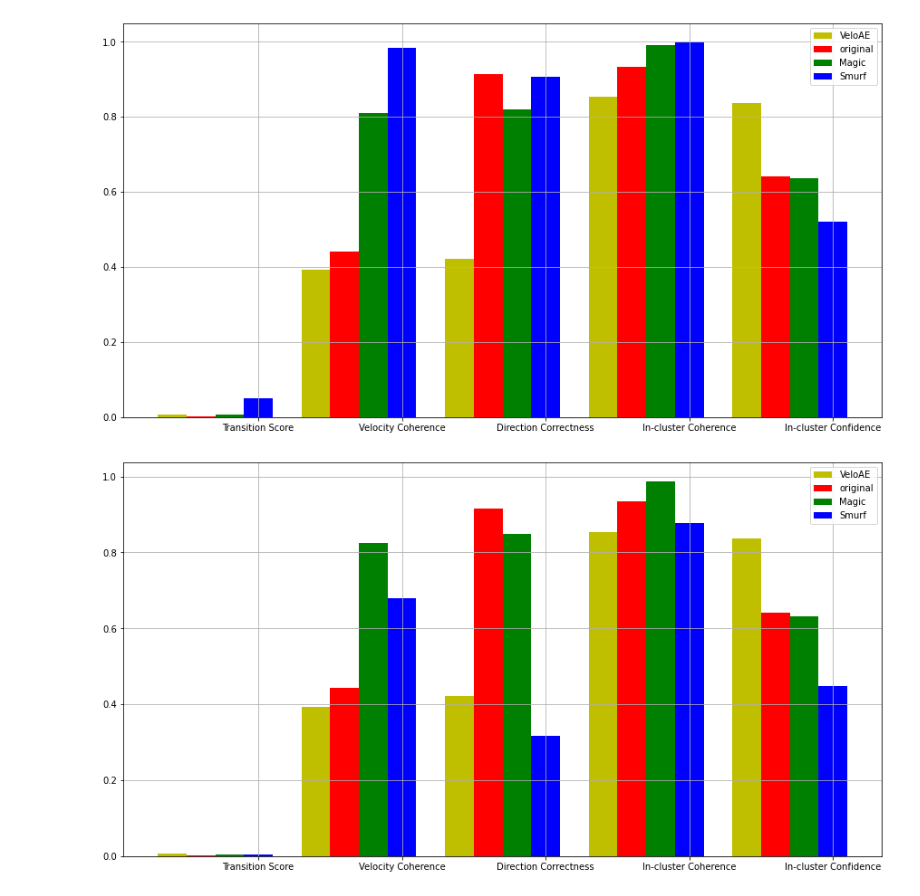
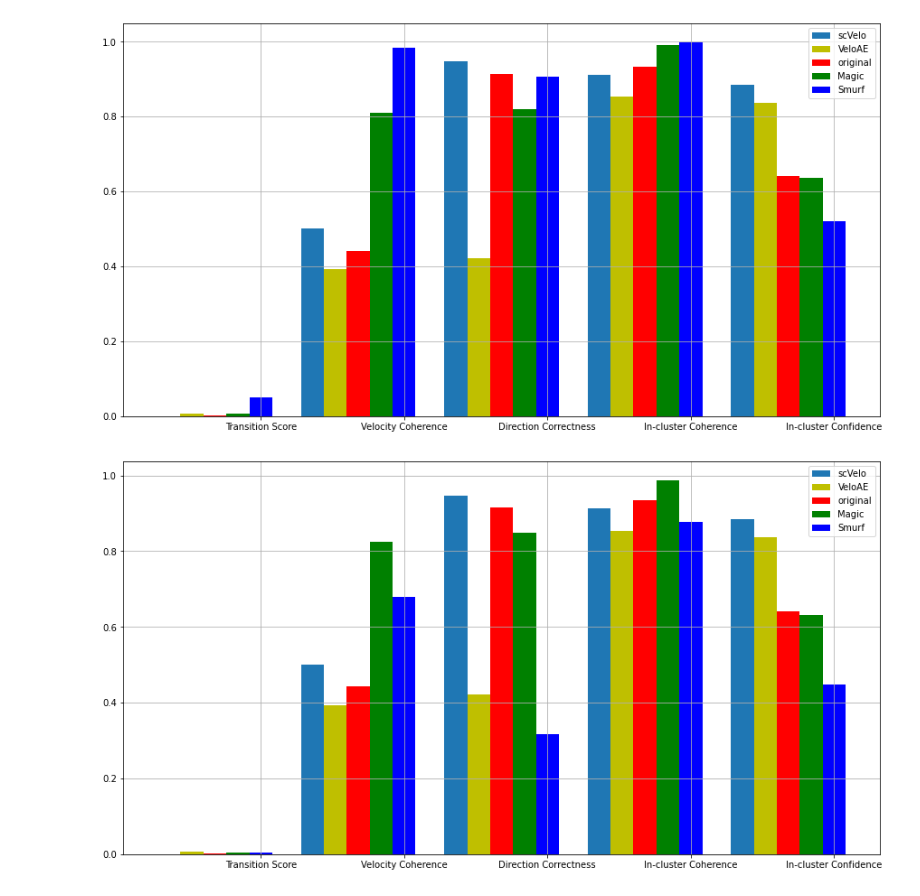
Before and after one commit to Xue-Ya/Dynamo-Tutorial, a Jupyter notebook: Imputation/draw.ipynb, the cells around one changed output. Saved outputs shown, nothing was run; the diff lists cells and outputs as text; code cells hidden in the pictures.

Commit message:
8.3 scVelo finished

```diff
--- a/Imputation/draw.ipynb
+++ b/Imputation/draw.ipynb
@@ -7,6 +7,7 @@ name_list = ['Transition Score','Velocity Coherence','Direction Correctness','In
 
 num_list_VeloAE = [0.006302,0.393450,0.422727, 0.854273, 0.836136]
 num_list_Original = [0.000764, 0.442002, 0.914171, 0.933877, 0.642019]
+num_list_scVelo = [0,0.501184,0.946562,0.912494,0.884783]
 
 sp_list_Smurf = [0.051074,0.984287,0.905779,0.999172,0.519506]
 #第一个,第三个是负数
@@ -24,12 +25,17 @@ velo_list_Magic = [0.001147, 0.312041, 0.667056, 0.985342, 0.640385]
 # %%
 x =list(range(len(name_list)))
 
-total_width, n = 0.8, 4
+total_width, n = 0.8, 5
 
 width = total_width / n
 
 fig = plt.figure(figsize = (15,8))
 plt.grid(True)
+
+
+plt.bar(x, num_list_scVelo, width=width, label='scVelo')
+for i in range(len(x)):
+    x[i] = x[i] + width
 
 plt.bar(x, num_list_VeloAE, width=width, label='VeloAE',fc = 'y')
 for i in range(len(x)):
@@ -49,36 +55,40 @@ plt.bar(x, sp_list_Smurf, width=width, label='Smurf',tick_label = name_list,fc =
 plt.legend()
 plt.show()
 # %% [output]
-[figure, old version]
+[figure, new version]
 # %%
 x =list(range(len(name_list)))
 
-total_width, n = 0.8, 4
+total_width, n = 0.8, 5
 
 width = total_width / n
 
 fig = plt.figure(figsize = (15,8))
 plt.grid(True)
+
+plt.bar(x, num_list_scVelo, width=width, label='scVelo')
+for i in range(len(x)):
+    x[i] = x[i] + width
 
 plt.bar(x, num_list_VeloAE, width=width, label='VeloAE',fc = 'y')
 for i in range(len(x)):
     x[i] = x[i] + width
 
 plt.bar(x, num_list_Original, width=width, label='original',tick_label = name_list,fc = 'r')
 for i in range(len(x)):
     x[i] = x[i] + width
 
 plt.bar(x, count_list_Magic, width=width, label='Magic',tick_label = name_list,fc = 'g')
 for i in range(len(x)):
     x[i] = x[i] + width
 
 plt.bar(x, count_list_Smurf, width=width, label='Smurf',tick_label = name_list,fc = 'b')
 
 
 plt.legend()
 plt.show()
 # %% [output]
-[figure, old version]
+[figure, new version]
 # %%
 x =list(range(len(name_list)))
 
```
Also changed, not shown: parts of 1 cell of this notebook, 5 other files.
